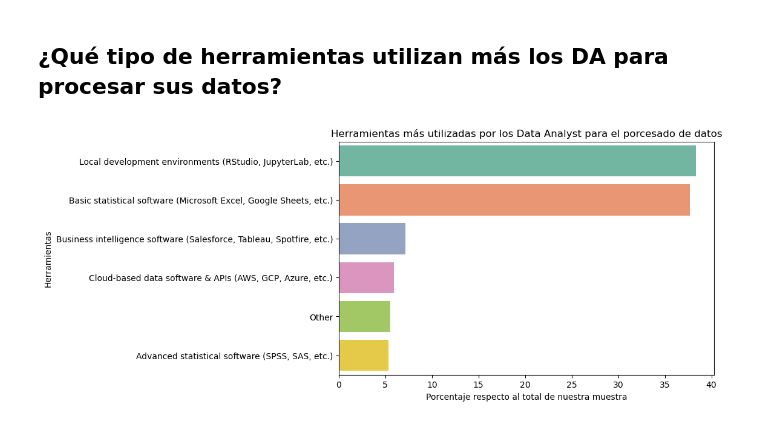
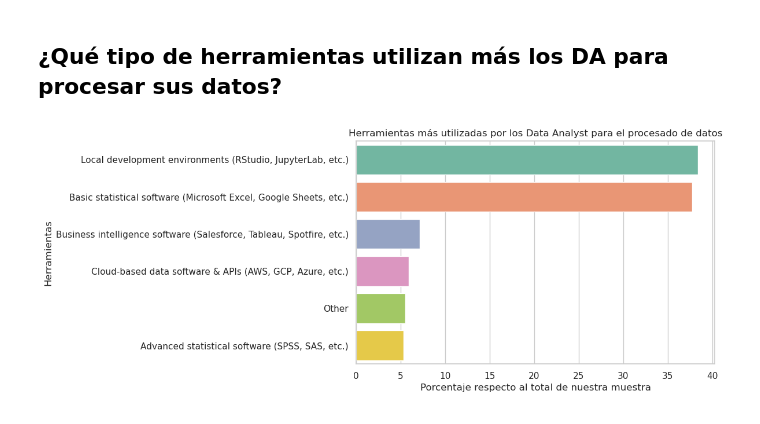
Before and after one commit to Adalab/project2-da-promo-c-modulo-2-team4, a Jupyter notebook: 04- Preguntas/4.3. Pregunta3_i.ipynb, the cells around one changed output. Drawn from its saved outputs; the diff is of its cells as text; code cells hidden in the pictures.

```diff
--- a/04- Preguntas/4.3. Pregunta3_i.ipynb
+++ b/04- Preguntas/4.3. Pregunta3_i.ipynb
@@ -459,6 +461,7 @@ array(['20+ years', '< 1 years', '3-5 years', '1-3 years', '10-20 years',
        '5-10 years', 'I have never written code'], dtype=object)
 # %%
 plt.figure(figsize= (8,5))
+sns.set_theme(style="whitegrid")# grid
 sns.countplot(x = 'q8_l_recomendado',
             data=df_analista,
             palette = 'Set2',
@@ -468,5 +471,6 @@ plt.xlabel('Número de personas')
 plt.title('Lenguajes recomendados por Data Analistas')
 plt.ylabel(' ') # definir el nombre del eje Y
 plt.legend(title = 'Experiencia como DA', loc="upper right")
+plt.savefig("graficas/08-3-Lenguajes recomendados por DA.png")
 plt.show();
 # %% [output]
@@ -482,6 +486,7 @@ array(['A laptop', 'A personal computer / desktop',
        'None', 'Other'], dtype=object)
 # %%
 plt.figure(figsize= (10,8))
+sns.set_theme(style="whitegrid")# grid
 sns.countplot(y = 'q11_tipo_plataforma',
             data=df_analista,
             palette = 'Set2',
@@ -690,6 +696,8 @@ df3_ordenado = df3_agrupado.sort_values('value', ascending = False)
 # %%
 
 plt.figure(figsize = (8,5))
+sns.set_theme(style="whitegrid")# grid
+
 sns.barplot(data = df3_ordenado , x = "value",y= 'variable', palette = 'Set2')
 
 
@@ -698,5 +706,6 @@ plt.xlabel('Número de personas ')
 plt.ylabel('Ambientes') # definir el nombre del eje Y
 
 #plt.legend(title = 'Experiencia como DA', loc="lower right")
+plt.savefig("graficas/09-3-Ambientes más utilizados.png")
 plt.show()
 # %% [output]
@@ -831,3 +840,17 @@ df_viz
 df_viz.columns
 # %% [output]
 Index(['variable', 'value'], dtype='object')
+# %%
+plt.figure(figsize = (8,5))
+sns.set_theme(style="whitegrid")# grid
+
+sns.barplot(data = df_viz , x = "value",y= 'variable', palette = 'Set2')
+
+
+plt.title('Herramientas de visualización más utilizadas')
+plt.xlabel('Número de personas ')
+plt.ylabel('Herramientas') # definir el nombre del eje Y
+
+#plt.legend(title = 'Experiencia como DA', loc="lower right")
+plt.savefig("graficas/14-3-Herramientas de visualización.png")
+plt.show()
@@ -851,14 +876,16 @@ df_tipoplataformafre = df_tipoplataforma.stb.freq(['q41_h_process_data'])
 # %%
 
 plt.figure(figsize = (8,5))
+sns.set_theme(style="whitegrid")# grid
 sns.barplot(data = df_tipoplataformafre , y = "q41_h_process_data",x = 'percent', palette = 'Set2')
 
 
-plt.title('Herramientas más utilizadas por los Data Analyst para el porcesado de datos')
+plt.title('Herramientas más utilizadas por los Data Analyst para el procesado de datos')
 plt.xlabel('Porcentaje respecto al total de nuestra muestra')
 plt.ylabel('Herramientas') # definir el nombre del eje Y
 
 #plt.legend(title = 'Experiencia como DA', loc="lower right")
+plt.savefig("graficas/41-03-Herramientas procesado de datos.png")
 plt.show()
 # %% [output]
-[figure, old version]
+[figure, new version]
```
Also changed, not shown: parts of 6 cells of this notebook, 6 other files.
